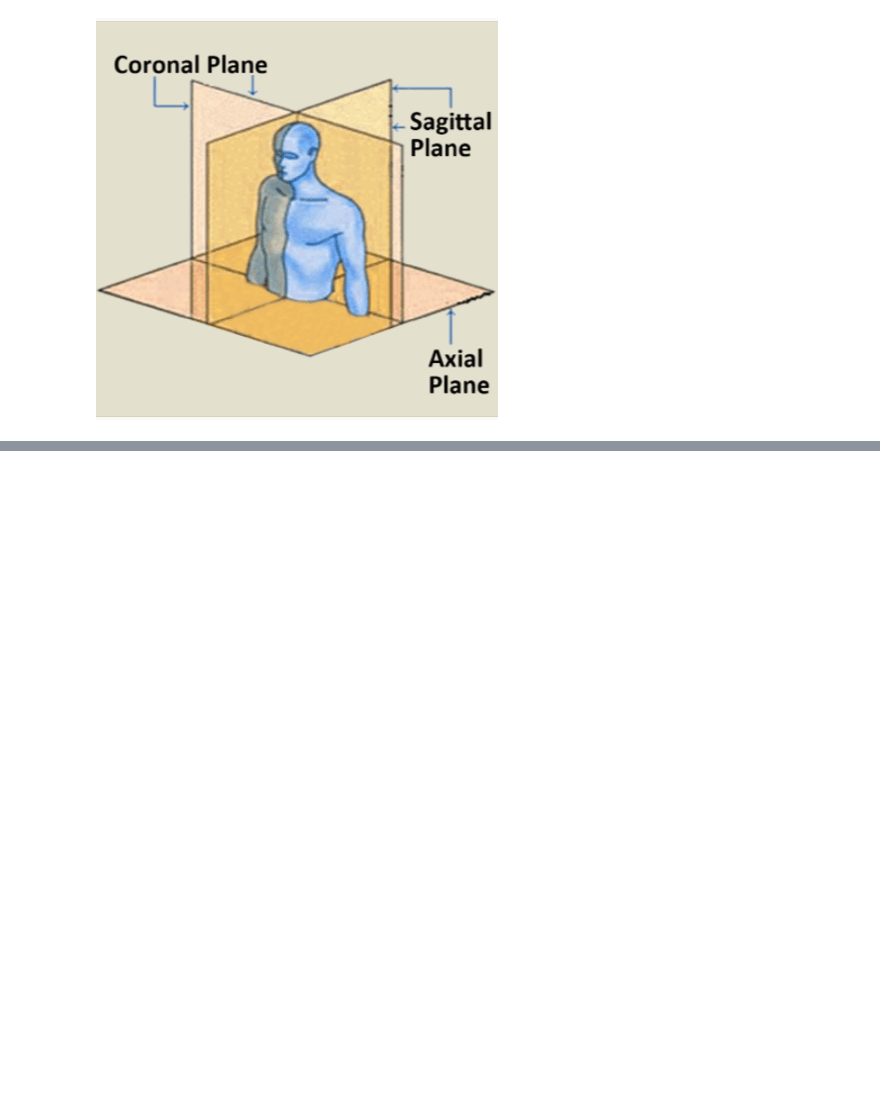
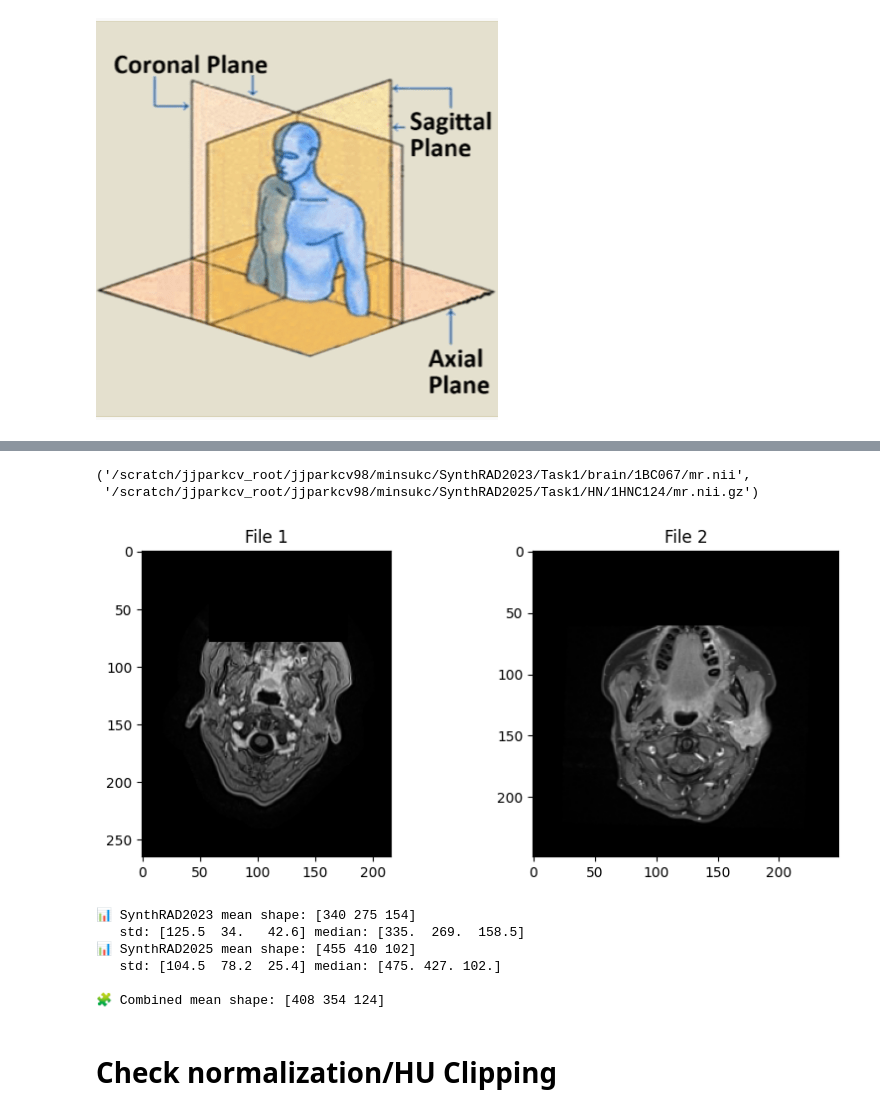
Before and after one commit to minsuk00/MRI2CT, a Jupyter notebook: data_test.ipynb, the cells around one changed output, grey strips where cells are left out. Drawn from its saved outputs; the diff is of its cells as text; code cells hidden in the pictures; blank space fills up the shorter version.

Commit message:
compare datasets and get registration working

```diff
--- a/data_test.ipynb
+++ b/data_test.ipynb
@@ -63,8 +83,11 @@ def create_synthrad_dataset(root_dir):
 # %%
 from torch.utils.data import DataLoader
 
-root = "/Users/ms/cs/ML/MRI2CT/SynthRAD2025/Task1"
-dataset = create_synthrad_dataset(root)
+# data_dir = os.path.join(data_dir_root, "SynthRAD2023/Task1")
+data_dir = os.path.join(data_dir_root, "SynthRAD2025/Task1")
+print(data_dir)
+print("*** Use .nii for SynthRAD2023!")
+dataset = create_synthrad_dataset(data_dir)
 print(f"Total cases: {len(dataset)}")
 
 loader = DataLoader(dataset, batch_size=1, shuffle=True)
@@ -227,0 +342,8 @@ for batch in loader:
+# %%
+info_2025 = collect_info(os.path.join(data_dir_root, "SynthRAD2025/Task1"))
+info_2023 = collect_info(os.path.join(data_dir_root, "SynthRAD2023/Task1"))
+# %%
+duplicates = compare_datasets(info_2023, info_2025)
+print(f"\n✅ Found {len(duplicates)} overlapping pairs.")
+for a, b in duplicates:
+    print(a, "<->", b)
@@ -227,0 +366,63 @@ for batch in loader:
+# %%
+import matplotlib.pyplot as plt
+
+
+def visualize_pair(file1, file2, slice_idx=None):
+    img1 = sitk.GetArrayFromImage(sitk.ReadImage(file1))
+    img2 = sitk.GetArrayFromImage(sitk.ReadImage(file2))
+    if slice_idx is None:
+        slice_idx = img2.shape[0] // 2  # middle slice
+
+    plt.figure(figsize=(10, 4))
+    plt.subplot(1, 2, 1)
+    plt.imshow(img1[slice_idx], cmap="gray")
+    plt.title("File 1")
+    plt.subplot(1, 2, 2)
+    plt.imshow(img2[slice_idx], cmap="gray")
+    plt.title("File 2")
+    plt.show()
+# %%
+duplicates[0]
+# %% [output]
+('/scratch/jjparkcv_root/jjparkcv98/minsukc/SynthRAD2023/Task1/brain/1BC067/mr.nii',
+ '/scratch/jjparkcv_root/jjparkcv98/minsukc/SynthRAD2025/Task1/HN/1HNC124/mr.nii.gz')
+# %%
+visualize_pair(duplicates[0][0], duplicates[0][1])
+# %% [output]
+[figure, added]
+# %%
+def mean_shape(info_dict):
+    """Compute mean, std, and median shape from a metadata dictionary."""
+    shapes = [v["shape"] for v in info_dict.values() if v and len(v["shape"]) == 3]
+    shapes = np.array(shapes)
+    mean_shape = np.mean(shapes, axis=0)
+    std_shape = np.std(shapes, axis=0)
+    median_shape = np.median(shapes, axis=0)
+    return mean_shape, std_shape, median_shape
+
+
+# Compute separately
+mean_2023, std_2023, med_2023 = mean_shape(info_2023)
+mean_2025, std_2025, med_2025 = mean_shape(info_2025)
+
+# Print results
+print("📊 SynthRAD2023 mean shape:", np.round(mean_2023).astype(int))
+print("   std:", np.round(std_2023, 1), "median:", med_2023)
+print("📊 SynthRAD2025 mean shape:", np.round(mean_2025).astype(int))
+print("   std:", np.round(std_2025, 1), "median:", med_2025)
+
+# Combined mean
+all_shapes = [v["shape"] for v in info_2023.values() if v] + [
+    v["shape"] for v in info_2025.values() if v
+]
+all_shapes = np.array(all_shapes)
+print("\n🧩 Combined mean shape:", np.round(all_shapes.mean(axis=0)).astype(int))
+# %% [output]
+📊 SynthRAD2023 mean shape: [340 275 154]
+   std: [125.5  34.   42.6] median: [335.  269.  158.5]
+📊 SynthRAD2025 mean shape: [455 410 102]
+   std: [104.5  78.2  25.4] median: [475. 427. 102.]
+
+🧩 Combined mean shape: [408 354 124]
+# %% [markdown]
+# Check normalization/HU Clipping
```
Also changed, not shown: parts of 19 cells of this notebook, 5 other files.
